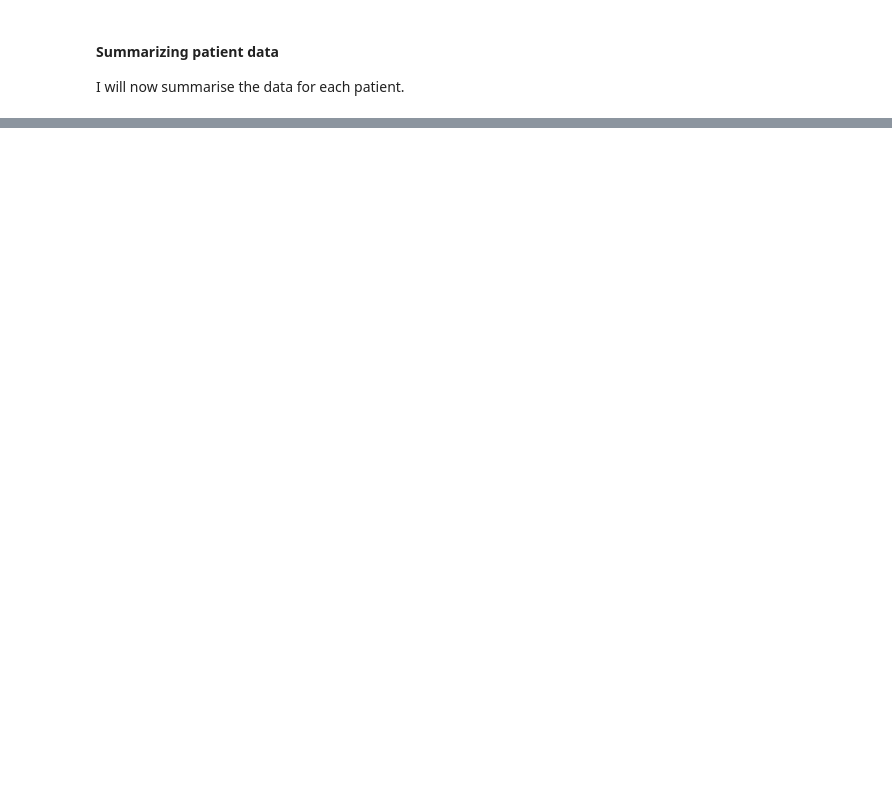
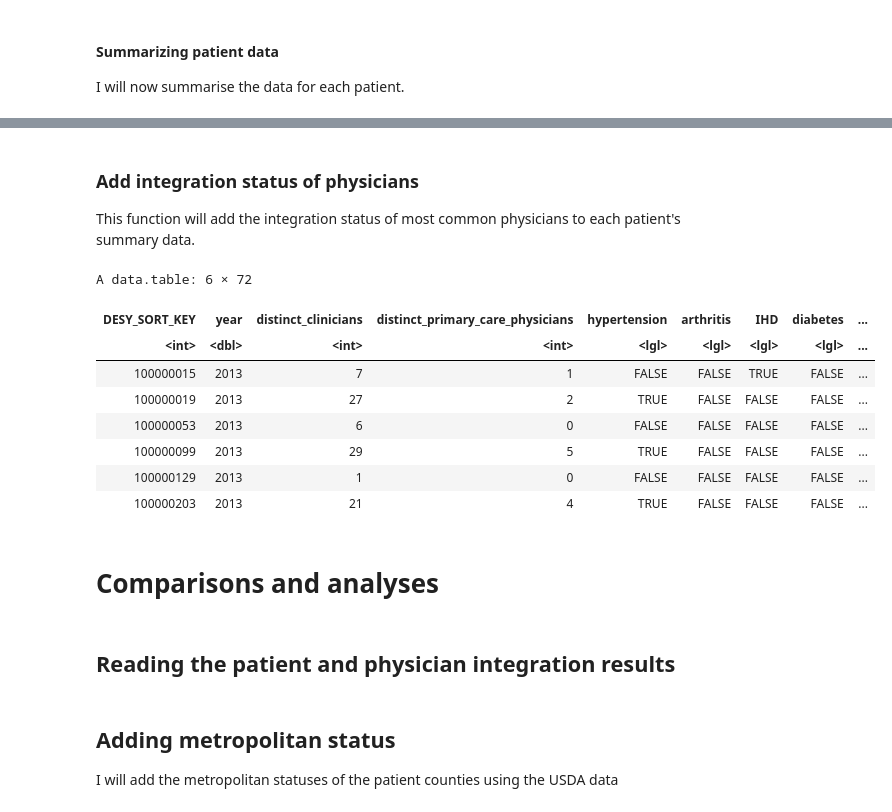
Before and after one commit to F4rbod/CaseMix, a Jupyter notebook: Calculations.ipynb, the cells around one changed output, grey strips where cells are left out. Drawn from its saved outputs; the diff is of its cells as text; code cells hidden in the pictures; blank space fills up the shorter version.

```diff
--- a/Calculations.ipynb
+++ b/Calculations.ipynb
@@ -296,0 +344,23 @@ hello
+# %%
+exclusive_hospital_code_finder = function (data,
+                                           threshold=0.05,
+                                           integrated_place_of_service_codes = c("19", "22"),
+                                           all_place_of_service_codes = c("11", "19", "22")){
+  require(dtplyr)
+  require(tidyverse)
+
+  result = data %>%
+  filter(LINE_PLACE_OF_SRVC_CD %in% all_place_of_service_codes)%>%
+  group_by(HCPCS_CD) %>%
+  summarise(prp_in_facility = nrow(.[LINE_PLACE_OF_SRVC_CD %in% integrated_place_of_service_codes])/n()
+           )%>%
+  as.data.table
+
+  exclusive_codes = result[prp_in_facility<threshold | prp_in_facility>(1-threshold),HCPCS_CD]
+
+
+  return(exclusive_codes)
+
+}
+
+exclusive_hospital_codes=exclusive_hospital_code_finder(carrier_data_all_years)
@@ -296,0 +453,3 @@ hello
+# %% [markdown]
+### Add integration status of physicians
+This function will add the integration status of most common physicians to each patient's summary data.
@@ -296,0 +518,16 @@ hello
+# %%
+head(summary_with_physician_integration_stats)
+# %% [output]
+A data.table: 6 × 72
+| DESY_SORT_KEY | year | distinct_clinicians | distinct_primary_care_physicians | hypertension | arthritis | IHD | diabetes | ... |
+| <int> | <dbl> | <int> | <int> | <lgl> | <lgl> | <lgl> | <lgl> | ... |
+| 100000015 | 2013 | 7 | 1 | FALSE | FALSE | TRUE | FALSE | ... |
+| 100000019 | 2013 | 27 | 2 | TRUE | FALSE | FALSE | FALSE | ... |
+| 100000053 | 2013 | 6 | 0 | FALSE | FALSE | FALSE | FALSE | ... |
+| 100000099 | 2013 | 29 | 5 | TRUE | FALSE | FALSE | FALSE | ... |
+| 100000129 | 2013 | 1 | 0 | FALSE | FALSE | FALSE | FALSE | ... |
+| 100000203 | 2013 | 21 | 4 | TRUE | FALSE | FALSE | FALSE | ... |
+# %% [markdown]
+# Comparisons and analyses
+# %% [markdown]
+## Reading the patient and physician integration results
@@ -296,0 +549,3 @@ hello
+# %% [markdown]
+## Adding metropolitan status
+I will add the metropolitan statuses of the patient counties using the USDA data
```
Also changed, not shown: parts of 29 cells of this notebook.
